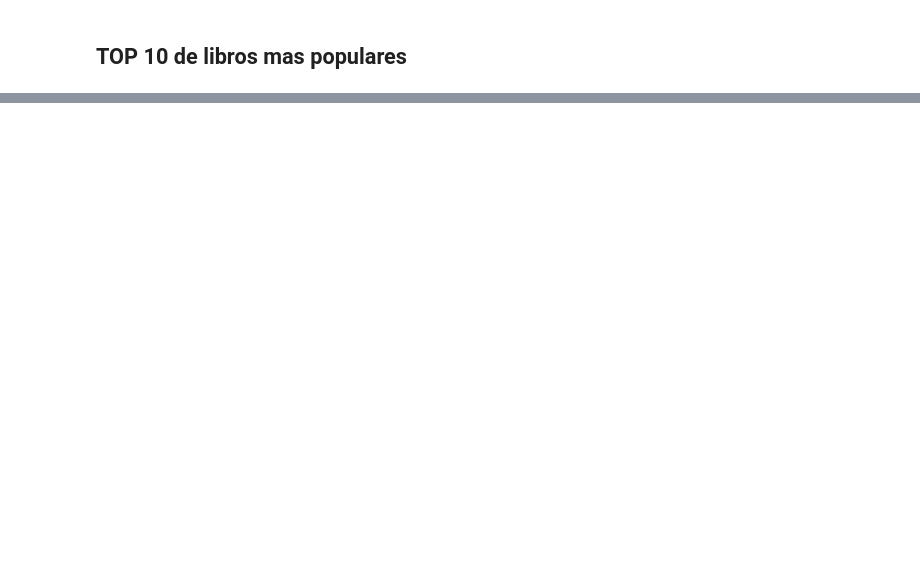
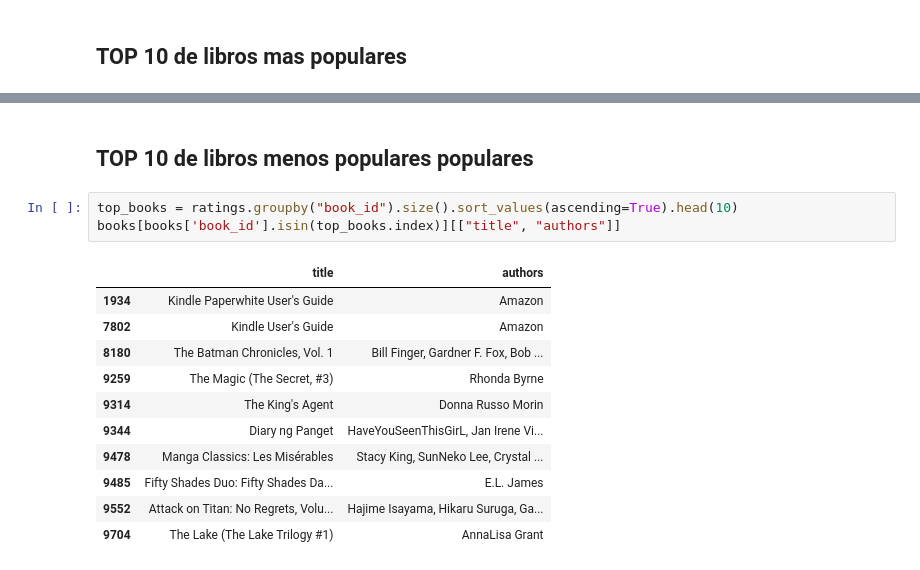
Before and after one commit to FelipeCarballo1991/BookBuddy-Sistema-de-Recomendacion-de-Libros, a Jupyter notebook: AnalisisExploratorio.ipynb, the cells around one changed output, grey strips where cells are left out. Cells and saved outputs as stored; diff of their text form; blank space fills up the shorter version.

```diff
--- a/AnalisisExploratorio.ipynb
+++ b/AnalisisExploratorio.ipynb
@@ -46,0 +97,17 @@ books[books['book_id'].isin(top_books.index)][["title", "authors"]]
+# %% [markdown]
+## TOP 10 de libros menos populares populares
+# %%
+top_books = ratings.groupby("book_id").size().sort_values(ascending=True).head(10)
+books[books['book_id'].isin(top_books.index)][["title", "authors"]]
+# %% [output]
+|  | title | authors |
+| 1934 | Kindle Paperwhite User's Guide | Amazon |
+| 7802 | Kindle User's Guide | Amazon |
+| 8180 | The Batman Chronicles, Vol. 1 | Bill Finger, Gardner F. Fox, Bob ... |
+| 9259 | The Magic (The Secret, #3) | Rhonda Byrne |
+| 9314 | The King's Agent | Donna Russo Morin |
+| 9344 | Diary ng Panget | HaveYouSeenThisGirL, Jan Irene Vi... |
+| 9478 | Manga Classics: Les Misérables | Stacy King, SunNeko Lee, Crystal ... |
+| 9485 | Fifty Shades Duo: Fifty Shades Da... | E.L. James |
+| 9552 | Attack on Titan: No Regrets, Volu... | Hajime Isayama, Hikaru Suruga, Ga... |
+| 9704 | The Lake (The Lake Trilogy #1) | AnnaLisa Grant |
```
Also changed, not shown: parts of 18 cells of this notebook, 5 other files.
